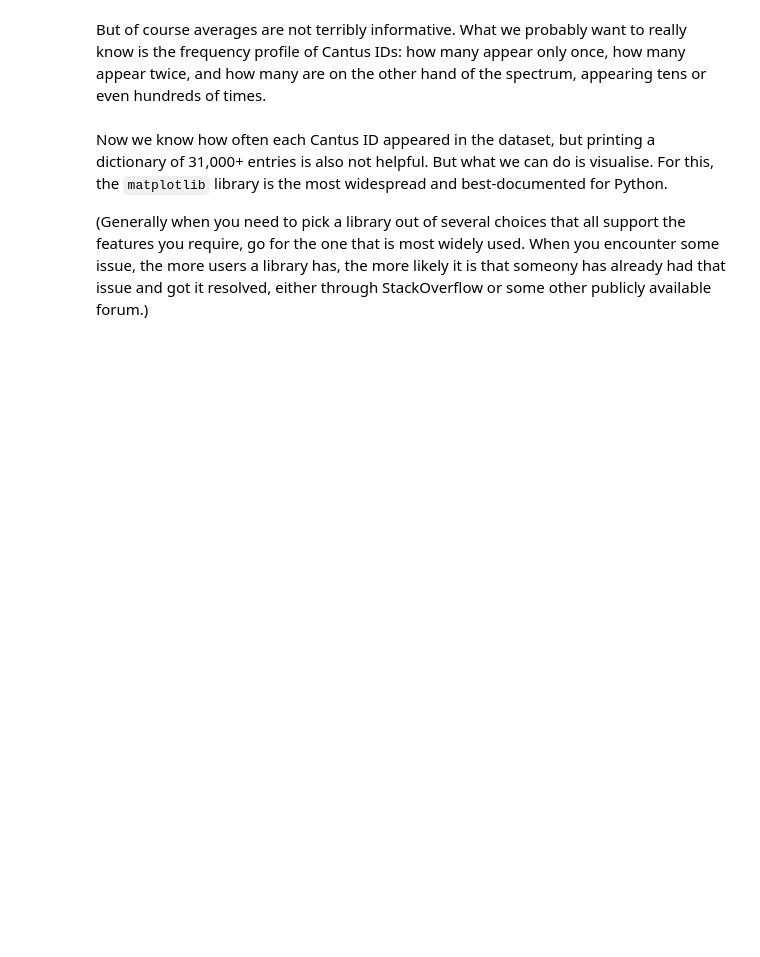
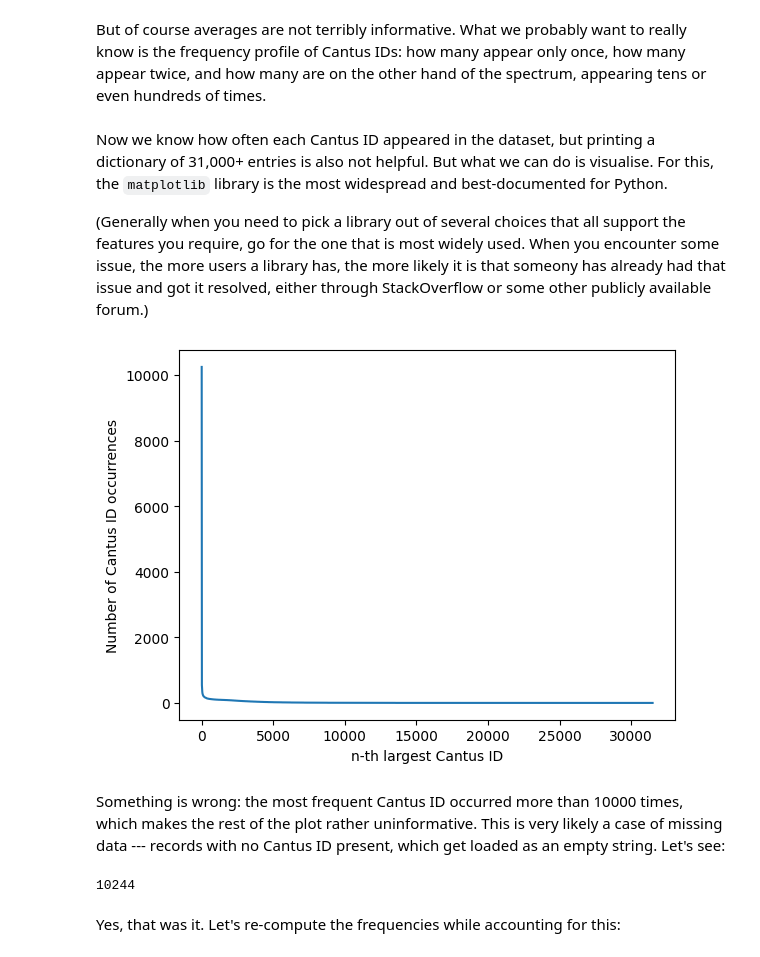
Before and after one commit to hajicj/DH-Latvia_2025-05-07, a Jupyter notebook: 2025-05-07_Practicals-1.ipynb, the cells around one changed output. Drawn from its saved outputs; the diff is of its cells as text; code cells hidden in the pictures; blank space fills up the shorter version.

Commit message:
Added more on extracting chant frequencies, started the "Work" class

```diff
--- a/2025-05-07_Practicals-1.ipynb
+++ b/2025-05-07_Practicals-1.ipynb
@@ -305,7 +305,8 @@ n_chants / n_distinct_chants
 But of course averages are not terribly informative. What we probably want to really know is the frequency profile of Cantus IDs: how many appear only once, how many appear twice, and how many are on the other hand of the spectrum, appearing tens or even hundreds of times.
 # %%
 cid_frequencies = {}  # We can use 'cid' as the abbreviation for Cantus ID. It is sufficiently distinct.
-for cid in all_cantus_ids:
+for chant in chants:
+  cid = chant['cantus_id']
   if cid not in cid_frequencies:
     cid_frequencies[cid] = 0
   cid_frequencies[cid] += 1   # '+=' means 'add and modify original'. It's shorthand for cid_frequencies[cid] = cid_frequencies[cid] + 1
@@ -315,0 +323,17 @@ Now we know how often each Cantus ID appeared in the dataset, but printing a dic
+# %%
+cid_frequencies_sorted = list(sorted(cid_frequencies.values(), reverse=True))  # sorted() by default goes from lowest to highest
+
+plt.plot(cid_frequencies_sorted)
+plt.xlabel('n-th largest Cantus ID')   # Best practice: always label both axes.
+plt.ylabel('Number of Cantus ID occurrences')
+plt.show()
+# %% [output]
+[figure, added]
+# %% [markdown]
+Something is wrong: the most frequent Cantus ID occurred more than 10000 times, which makes the rest of the plot rather uninformative. This is very likely a case of missing data --- records with no Cantus ID present, which get loaded as an empty string. Let's see:
+# %%
+cid_frequencies['']
+# %% [output]
+10244
+# %% [markdown]
+Yes, that was it. Let's re-compute the frequencies while accounting for this:
```
Also changed, not shown: parts of 30 cells of this notebook.
